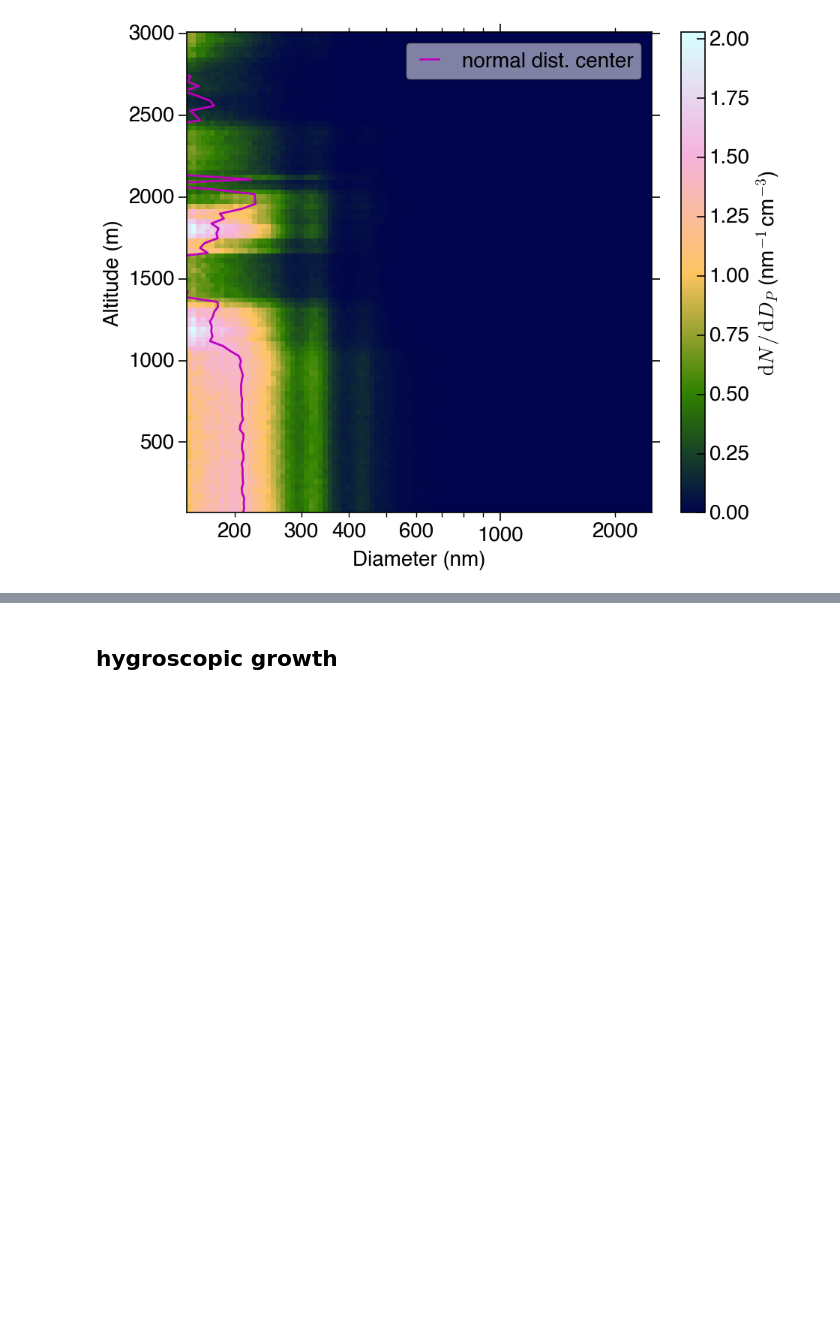
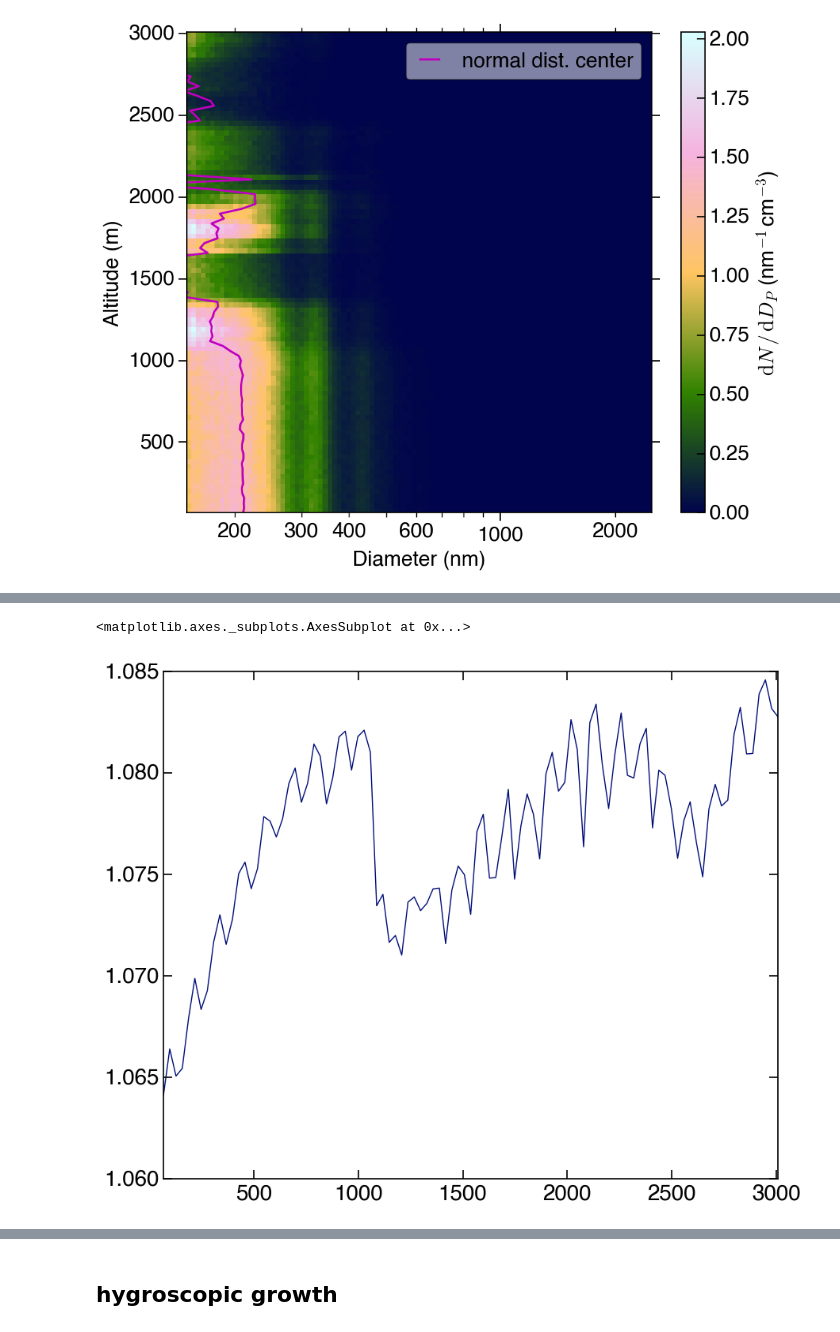
Before and after one commit to wblumberg/atm-py, a Jupyter notebook: examples/sizedistribution.ipynb, the cells around one changed output, grey strips where cells are left out. Cells and saved outputs as stored; diff of their text form; code cells hidden in the pictures; blank space fills up the shorter version.

```diff
--- a/examples/sizedistribution.ipynb
+++ b/examples/sizedistribution.ipynb
@@ -246,0 +260,5 @@ out = dist_LS.plot()
+# %%
+((dist_LS.housekeeping.data.Temperature_instrument + 273.15) / (dist_LS.housekeeping.data.Temperature +273.15)).plot()
+# %% [output]
+<matplotlib.axes._subplots.AxesSubplot at 0x...>
+[figure, added]
```
Also changed, not shown: parts of 29 cells of this notebook, 1 other file.
